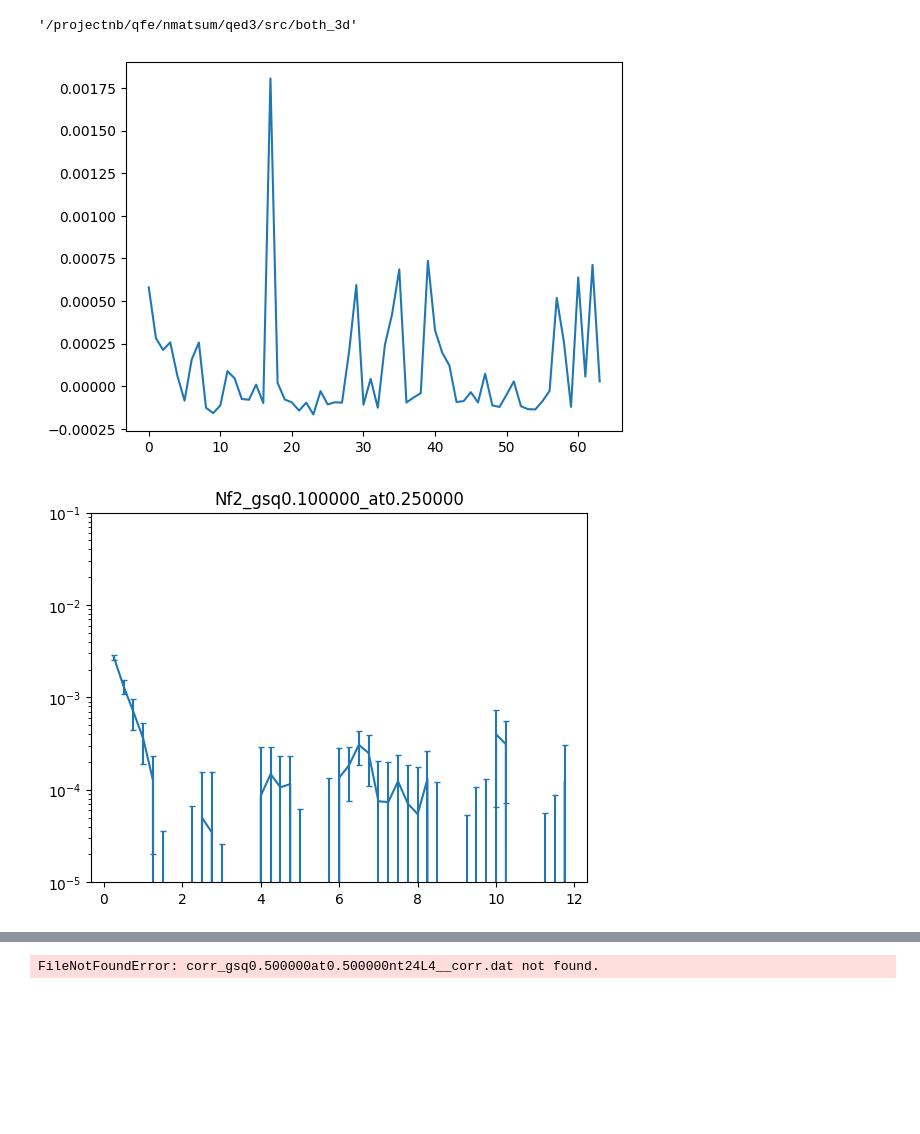
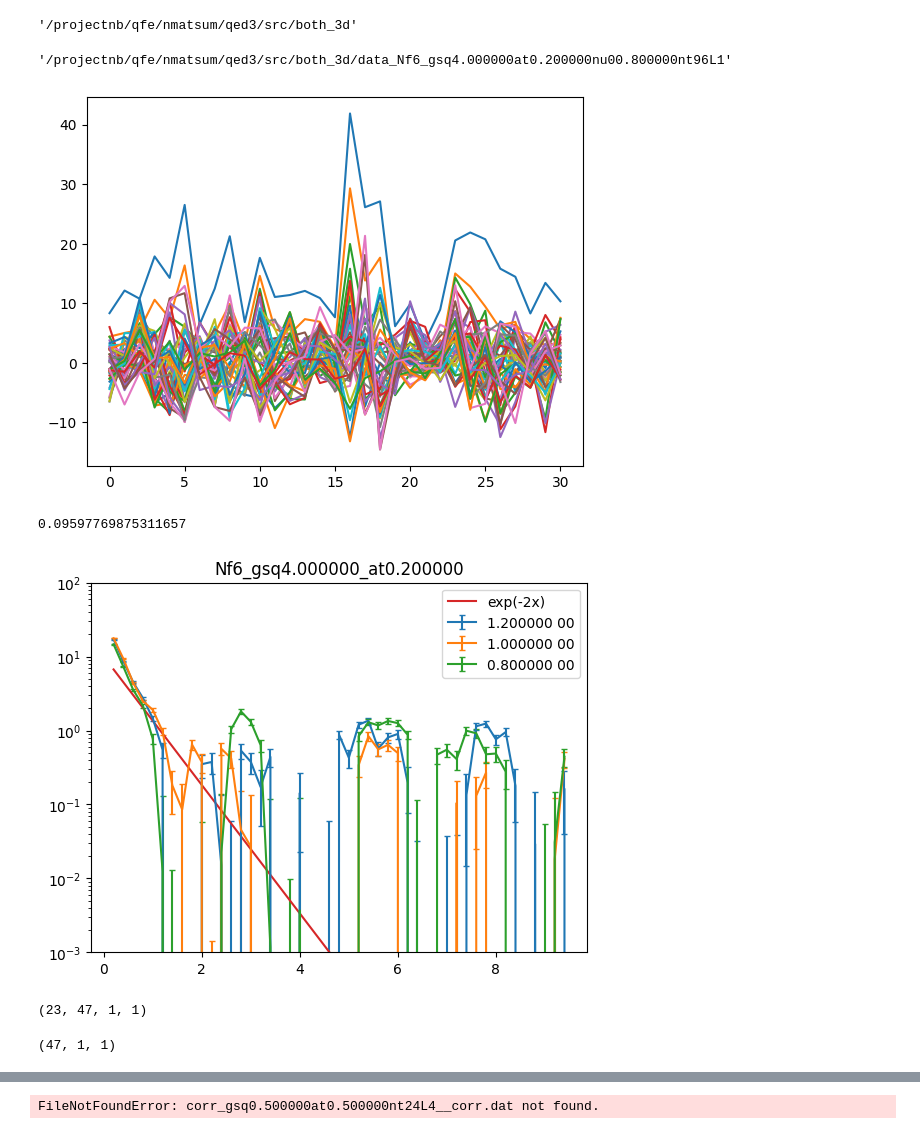
Before and after one commit to nobuyukimatsumoto68/qed3, a Jupyter notebook: src/both_3d/glue.ipynb, the cells around one changed output, grey strips where cells are left out. Cells and saved outputs as stored; diff of their text form; code cells hidden in the pictures; blank space fills up the shorter version.

```diff
--- a/src/both_3d/glue.ipynb
+++ b/src/both_3d/glue.ipynb
@@ -91,14 +93,18 @@ dir1='/projectnb/qfe/nmatsum/qed3/src/both_3d/'
 # %%
-Nf=2
-# gsq="2.000000"
+Nf=6
+gsq="4.000000"
 # gsq="1.000000"
 # gsq="0.500000"
-gsq="0.100000"
+# gsq="0.100000"
 
-at="0.250000"
+nu0="0.800000"
+# nu0="1.000000"
+# nu0="1.200000"
+
+at="0.200000"
 Nt=96
 L=1
 # %%
-label="data_Nf"+str(Nf)+"_gsq"+str(gsq)+"at"+str(at)+"nt"+str(Nt)+"L"+str(L)
+label="data_Nf"+str(Nf)+"_gsq"+str(gsq)+"at"+str(at)+"nu0"+str(nu0)+"nt"+str(Nt)+"L"+str(L)
 # %%
 path = dir1+label
@@ -107,33 +111,36 @@ path = dir1+label
+# %%
+path
+# %% [output]
+'/projectnb/qfe/nmatsum/qed3/src/both_3d/data_Nf6_gsq4.000000at0.200000nu00.800000nt96L1'
 # %%
 binsize=2
 # %%
 files_ = sorted(glob.glob(path+"/F_corr.*"), key=sorted) # @@@ ill ordered
 files = np.array(files_)
-# iconfigs = [ int(fff.split('.')[-1]) for fff in natsorted(files)][10:]
-iconfigs = [ int(fff.split('.')[-1]) for fff in natsorted(files)][170:]
+iconfigs = [ int(fff.split('.')[-1]) for fff in natsorted(files)][10:]
+# iconfigs = [ int(fff.split('.')[-1]) for fff in natsorted(files)][170:]
 
 corrs_=[]
 F1pts_=[]
 for i in iconfigs:
 # for file in natsorted(files)[170:]:
     corr = np.loadtxt( path+"/F_corr."+str(i) )
-    corr = (corr[1:int(Nt/2)] + np.flip( corr[int(Nt/2):Nt-1], axis=0 )).T[1]
-    F1pt = np.loadtxt( path+"/F."+str(i) )
-    corrs_.append( corr )
-    F1pts_.append( F1pt )
+    corr = (corr[1:int(Nt/2)] + np.flip( corr[int(Nt/2):Nt-1], axis=0 )).T[1] # [1:]
+    F1pt = np.loadtxt( path+"/F."+str(i) )[0]
+    corrs_.append( [corr] )
+    F1pts_.append( [F1pt] )
 
 corrs = np.array(corrs_)
 F1pts = np.array(F1pts_)
 
 plt.plot( np.mean(corrs, axis=1) )
-
-jk = Jackknife( corrs.shape[0], binsize )
-jk.set( connected, [corrs,F1pts] )
-# jk.set( Tavg, corrs )
-jk.do_it()
-
 # jks_.append([igam,jk.mean(),jk.err()])
 
 # plt.ylim(0.0045, 0.0046)
+plt.show()
 # %% [output]
-[figure, old version]
+[figure, new version]
+# %%
+F1pt
+# %% [output]
+0.09597769875311657
@@ -142,11 +174,21 @@ desc="Nf"+str(Nf)+"_gsq"+str(gsq)+"_at"+str(at)
 # %%
-plt.errorbar( np.arange(1,Nt/2)*float(at), jk.mean(), jk.err(), capsize=2.0 )
+for result in results:
+    nu0=result[0]
+#     plt.errorbar( np.arange(1,Nt/2)*float(at), result[1], result[2],
+#              capsize=2.0, label=str(nu0) )
+    for i in range(nops):
+        for j in range(nops):
+            plt.errorbar( np.arange(1,Nt/2)*float(at), result[1][:,i,j], result[2][:,i,j],
+                         capsize=2.0, label=str(nu0)+" "+str(i)+str(j) )
 plt.yscale("log")
 plt.title(desc)
 
-plt.ylim(1.0e-5, 1.0e-1)
-# plt.legend()
+x = np.arange(1,Nt/2)*float(at)
+plt.plot(x, 10.0*np.exp(-2.0*x), label="exp(-2x)")
+
+plt.ylim(1.0e-3, 1.0e2)
+plt.legend()
 
 plt.savefig( desc+"_glue.pdf", bbox_inches="tight" )
 # %% [output]
-[figure, old version]
+[figure, new version]
@@ -152,0 +197,4 @@ plt.savefig( desc+"_glue.pdf", bbox_inches="tight" )
+# %%
+np.array(jk.jack_avg).shape
+# %% [output]
+(23, 47, 1, 1)
@@ -152,0 +203,4 @@ plt.savefig( desc+"_glue.pdf", bbox_inches="tight" )
+# %%
+dat.shape
+# %% [output]
+(47, 1, 1)
```
Also changed, not shown: parts of 16 cells of this notebook, 1 other file.
